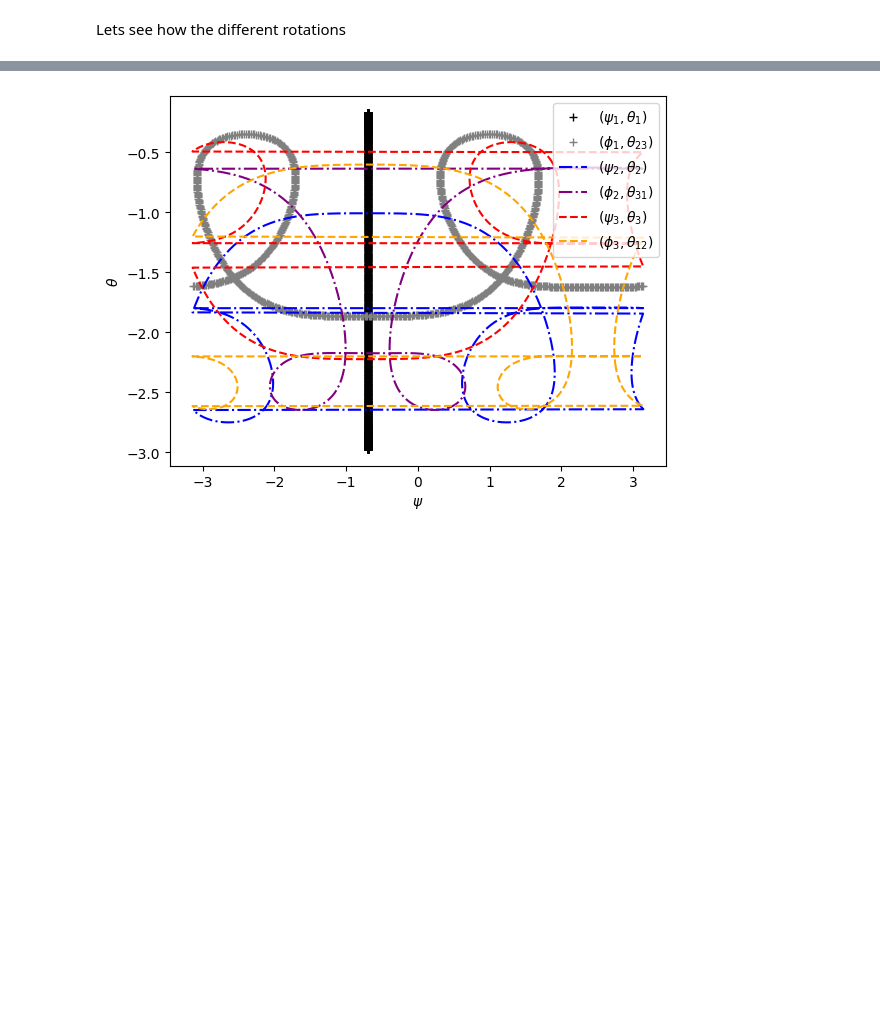
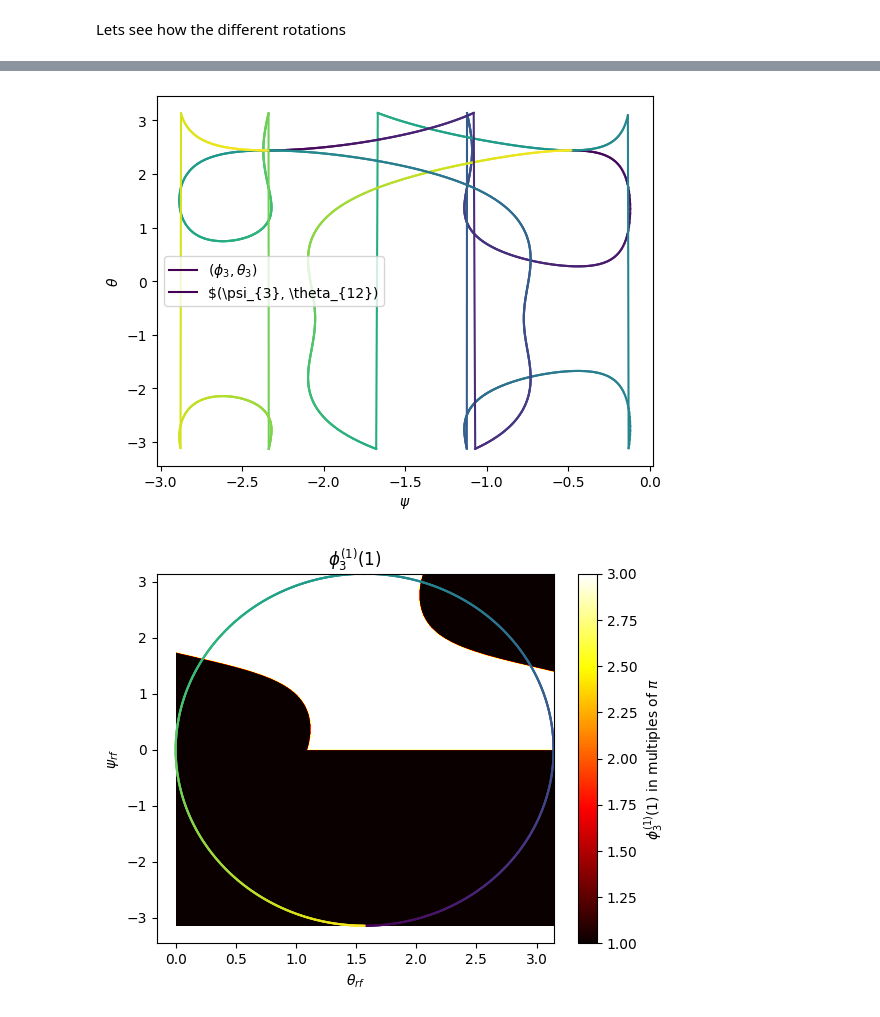
Before and after one commit to KaiHabermann/decayangle, a Jupyter notebook: notebooks/fun_with_angles.ipynb, the cells around one changed output, grey strips where cells are left out. Cells and saved outputs as stored; diff of their text form; code cells hidden in the pictures; blank space fills up the shorter version.

Commit message:
Left images in this time

```diff
--- a/notebooks/fun_with_angles.ipynb
+++ b/notebooks/fun_with_angles.ipynb
@@ -72,7 +88,7 @@ x = np.linspace(1e-5, np.pi - 1e-5, N)
 y = np.linspace(-np.pi + 1e-5, np.pi - 1e-5, N)
 
 X, Y = np.meshgrid(x, y)
-momenta_23_rotated = make_four_vectors(0.7, X, Y)
+momenta_23_rotated = make_four_vectors(1.4, X, Y)
 
 tree1 = Topology(root=0, decay_topology=((2, 3), 1))
 tree2 = Topology(root=0, decay_topology=((3, 1), 2))
@@ -168,4 +238,5 @@ plot_path("minus_phi")
 # %%
-plot_path("canonical")
+plot_path("canonical", include=[3], color_info=True)
 # %% [output]
-[figure, old version]
+[figure, new version]
+[figure, added]
```
Also changed, not shown: parts of 7 cells of this notebook.
